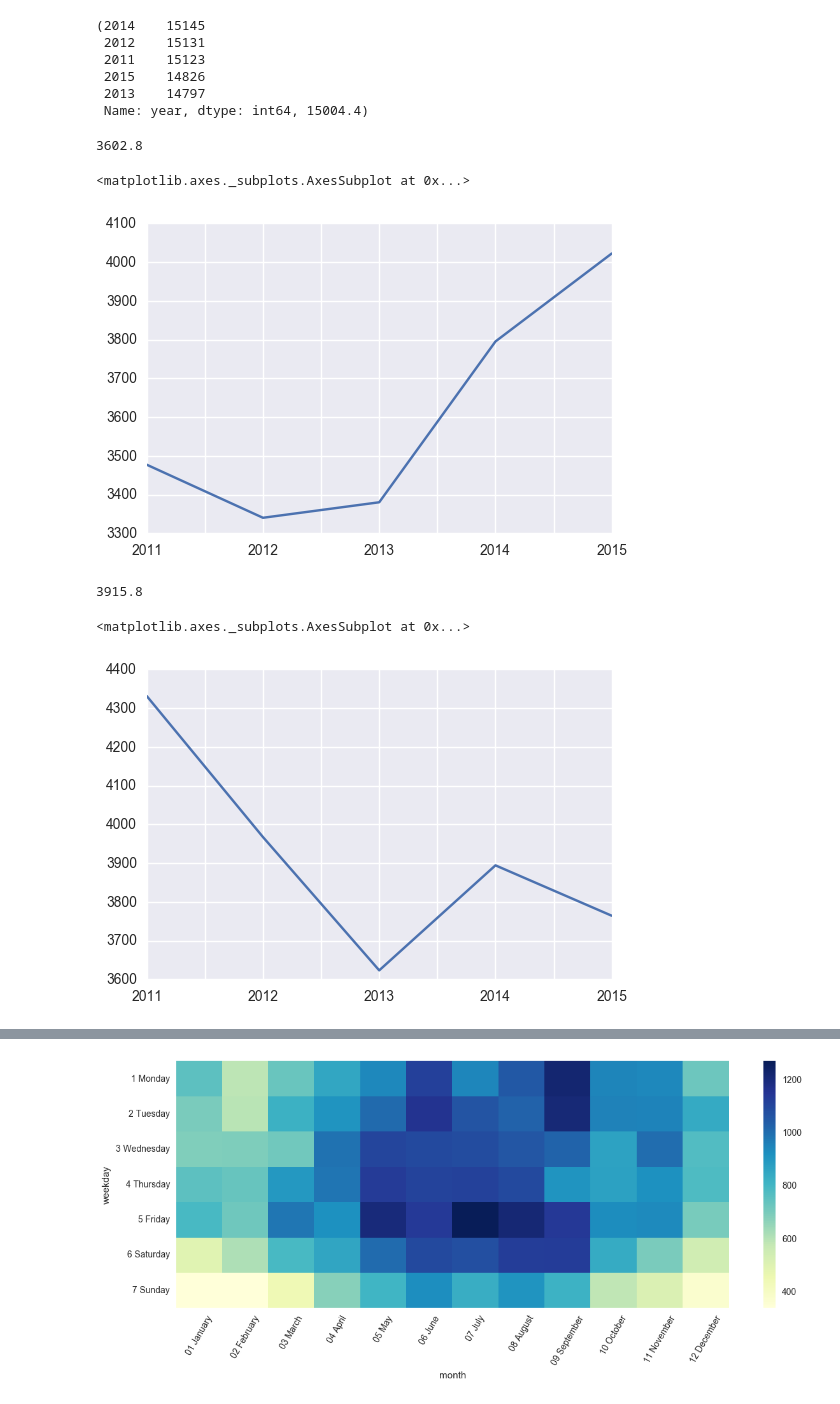
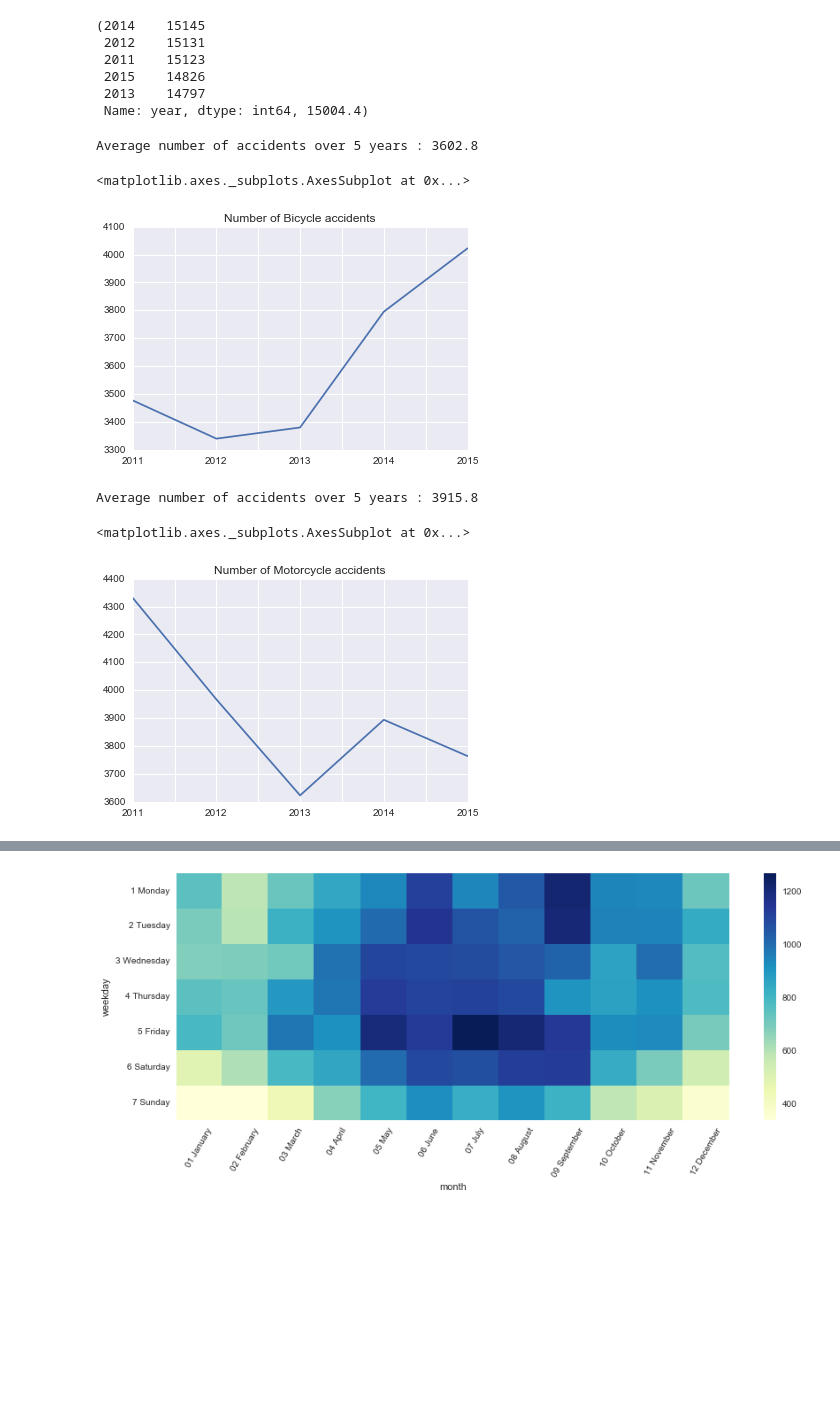
Before and after one commit to Jokau/ada-project, a Jupyter notebook: project_data_scraping.ipynb, the cells around one changed output, grey strips where cells are left out. Cells and saved outputs as stored; diff of their text form; code cells hidden in the pictures; blank space fills up the shorter version.

```diff
--- a/project_data_scraping.ipynb
+++ b/project_data_scraping.ipynb
@@ -308,0 +294,6 @@ There are 75022 accidents
+# %%
+print('All values : ', sorted(set(accidents_df['time'].values)), '\n')
+accidents_df['time'].replace(to_replace=['ERROR!!!', 'inconnu'], value='unknown', inplace=True, method='pad')
+
+nb_replaced = len(accidents_df[accidents_df['time'] == 'unknown'])
+print(nb_replaced, 'values replaced with \'unknown\', {0}% of all entries'.format("%.3f" %(nb_replaced/len(accidents_df))))
@@ -378,19 +369,19 @@ accidents_df.year.value_counts(), accidents_df.year.value_counts().mean()
  Name: year, dtype: int64, 15004.4)
 # %%
 # Bicycle accidents
-print(accidents_df[accidents_df.involvesBicycles == True].year.value_counts().mean())
-accidents_df[accidents_df.involvesBicycles == True].year.value_counts().sort_index().plot()
+print('Average number of accidents over 5 years :', accidents_df[accidents_df.involvesBicycles == True].year.value_counts().mean())
+accidents_df[accidents_df.involvesBicycles == True].year.value_counts().sort_index().plot(title='Number of Bicycle accidents')
 # %% [output]
-3602.8
+Average number of accidents over 5 years : 3602.8
 <matplotlib.axes._subplots.AxesSubplot at 0x...>
-[figure, old version]
+[figure, new version]
 # %%
 # Motorcycle accidents
-print(accidents_df[accidents_df.involvesMotorcycles == True].year.value_counts().mean())
-accidents_df[accidents_df.involvesMotorcycles == True].year.value_counts().sort_index().plot()
+print('Average number of accidents over 5 years :', accidents_df[accidents_df.involvesMotorcycles == True].year.value_counts().mean())
+accidents_df[accidents_df.involvesMotorcycles == True].year.value_counts().sort_index().plot(title='Number of Motorcycle accidents')
 # %% [output]
-3915.8
+Average number of accidents over 5 years : 3915.8
 <matplotlib.axes._subplots.AxesSubplot at 0x...>
-[figure, old version]
+[figure, new version]
 # %%
 # Pedestrian accidents
```
Also changed, not shown: parts of 17 cells of this notebook, 2 other files.
